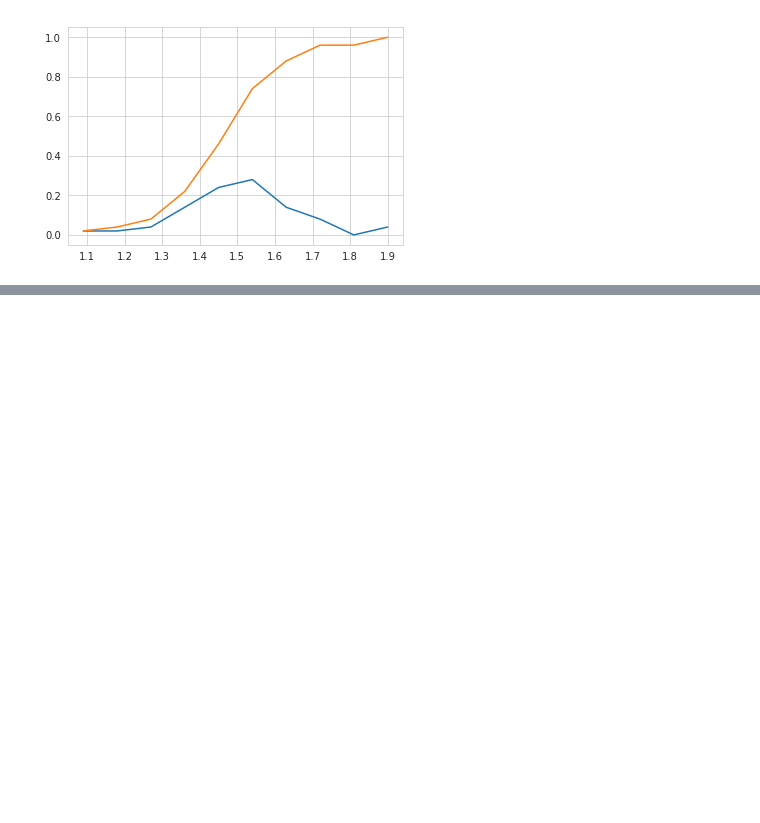
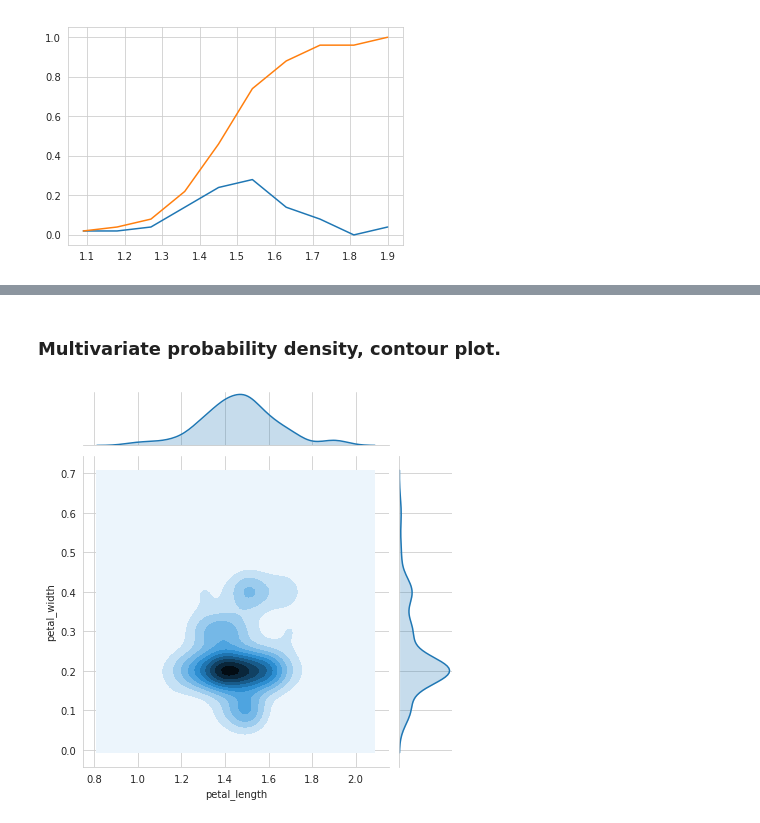
Before and after one commit to Deepshikha05/Machine-Learning-Concepts-and-Algorithms, a Jupyter notebook: Exploring Different Plotting Libraries.ipynb, the cells around one changed output, grey strips where cells are left out. Saved outputs shown, nothing was run; the diff lists cells and outputs as text; code cells hidden in the pictures; blank space fills up the shorter version.

```diff
--- a/Exploring Different Plotting Libraries.ipynb
+++ b/Exploring Different Plotting Libraries.ipynb
@@ -142,0 +255,8 @@ plt.show();
+# %% [markdown]
+### Multivariate probability density, contour plot.
+# %%
+#2D Density plot, contors-plot
+sns.jointplot(x="petal_length", y="petal_width", data=iris_setosa, kind="kde");
+plt.show();
+# %% [output]
+[figure, added]
```
Also changed, not shown: parts of 7 cells of this notebook.
